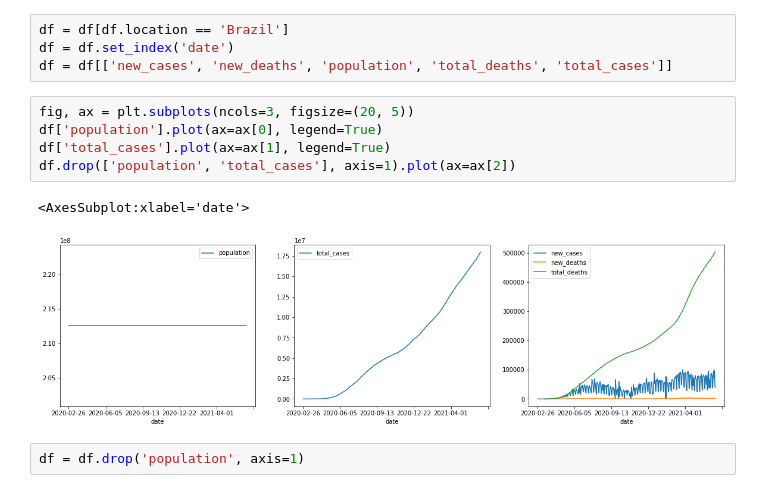
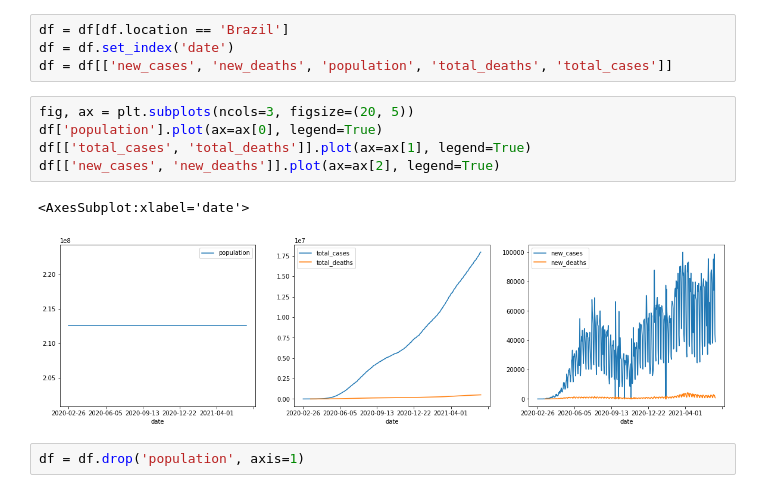
Before and after one commit to JoseKuru/bootcamp, a Jupyter notebook: week10_ML_competition_pca_kmeans/day1_gridsearch_pipelines/exercises/5.covid-forecast.ipynb, the cells around one changed output. Saved outputs shown, nothing was run; the diff lists cells and outputs as text.

```diff
--- a/week10_ML_competition_pca_kmeans/day1_gridsearch_pipelines/exercises/5.covid-forecast.ipynb
+++ b/week10_ML_competition_pca_kmeans/day1_gridsearch_pipelines/exercises/5.covid-forecast.ipynb
@@ -97,11 +99,11 @@ df = df[['new_cases', 'new_deaths', 'population', 'total_deaths', 'total_cases']
 # %%
 fig, ax = plt.subplots(ncols=3, figsize=(20, 5))
 df['population'].plot(ax=ax[0], legend=True)
-df['total_cases'].plot(ax=ax[1], legend=True)
-df.drop(['population', 'total_cases'], axis=1).plot(ax=ax[2])
+df[['total_cases', 'total_deaths']].plot(ax=ax[1], legend=True)
+df[['new_cases', 'new_deaths']].plot(ax=ax[2], legend=True)
 # %% [output]
 <AxesSubplot:xlabel='date'>
-[figure, old version]
+[figure, new version]
 # %%
 df = df.drop('population', axis=1)
 # %% [markdown]
```
Also changed, not shown: parts of 3 cells of this notebook, 5 other files.
